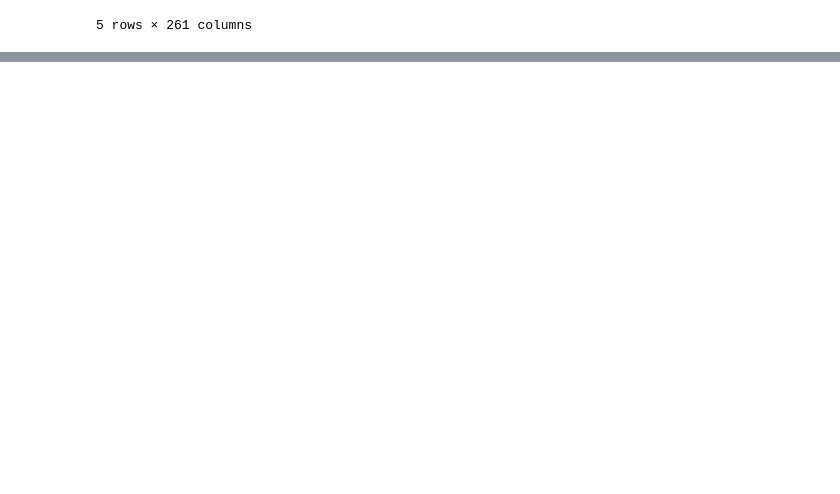
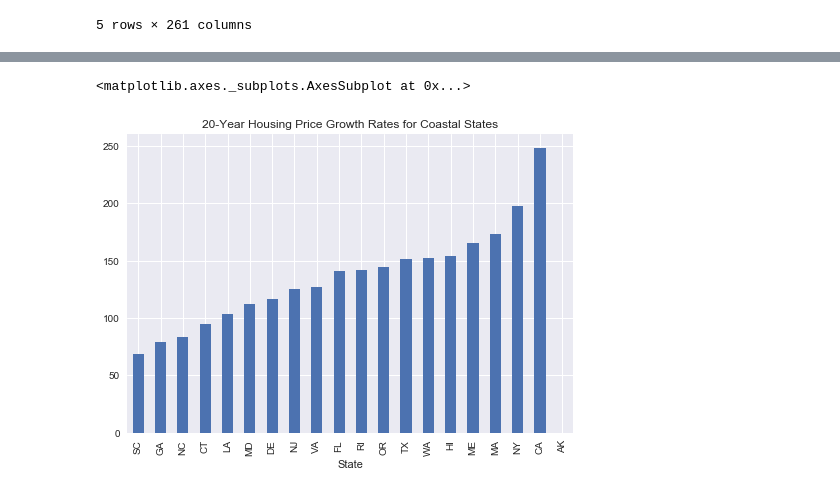
Before and after one commit to tiptonicedt/springboard, a Jupyter notebook: capstone_project_zillow/Zillow_Statistical_Inference.ipynb, the cells around one changed output, grey strips where cells are left out. Drawn from its saved outputs; the diff is of its cells as text; code cells hidden in the pictures; blank space fills up the shorter version.

```diff
--- a/capstone_project_zillow/Zillow_Statistical_Inference.ipynb
+++ b/capstone_project_zillow/Zillow_Statistical_Inference.ipynb
@@ -250,0 +48,13 @@ Statistical Inference Tests:
+# %%
+# Defining coastal states and viewing as a bar graph
+h = homes2
+coastal_states = 'HI,RI,CA,WA,OR,TX,LA,FL,NC,SC,GA,VA,MD,DE,NJ,NY,PN,CT,MA,ME,AK'.split(',')
+h_coastal = h[h.State.isin(coastal_states)]
+h_coastal = h_coastal.groupby(h_coastal.State).mean()
+h_coastal['Percent_Growth'] = (h_coastal['2017-05'] / h_coastal['1996-04'] - 1) * 100
+h_coastal = h_coastal.round(2)
+h_coastal = h_coastal.sort_values('Percent_Growth')
+h_coastal.Percent_Growth.plot(kind = 'bar', title = "20-Year Housing Price Growth Rates for Coastal States")
+# %% [output]
+<matplotlib.axes._subplots.AxesSubplot at 0x...>
+[figure, added]
```
Also changed, not shown: parts of 63 cells of this notebook, 10 other files.
